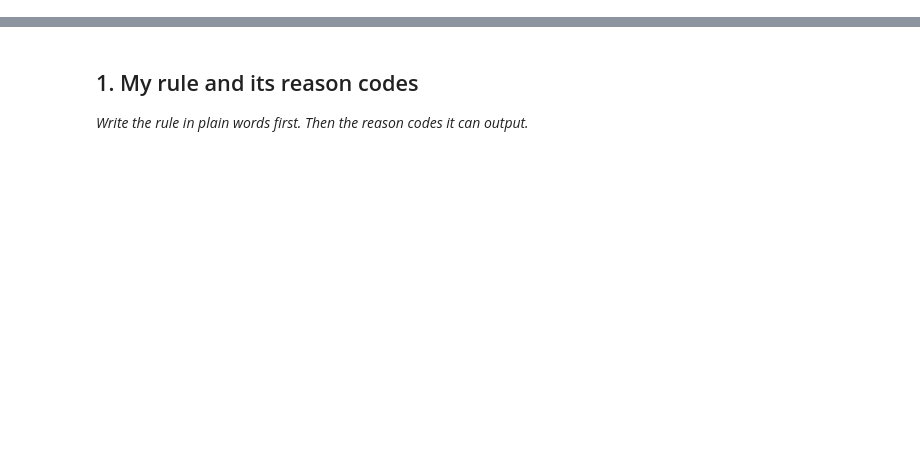
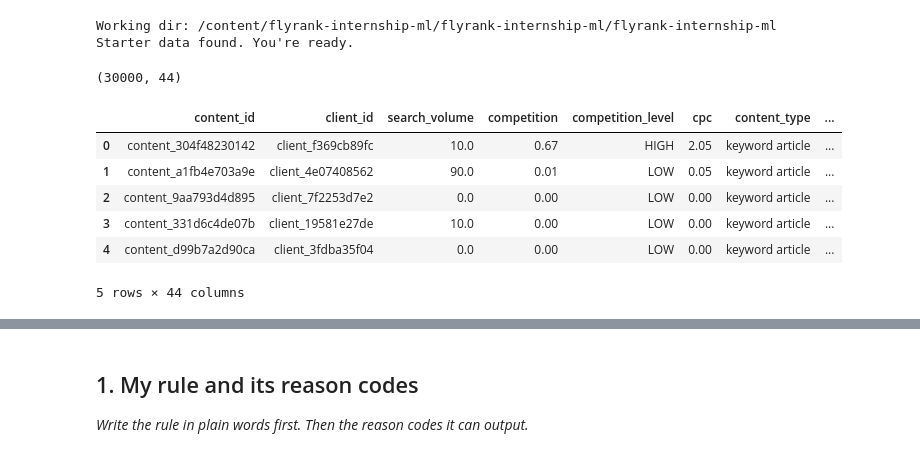
Before and after one commit to vikraamkumar-ds/flyrank-internship-ml, a Jupyter notebook: work/notebooks/w04_baseline_score.ipynb, the cells around one changed output, grey strips where cells are left out. Drawn from its saved outputs; the diff is of its cells as text; code cells hidden in the pictures; blank space fills up the shorter version.

```diff
--- a/work/notebooks/w04_baseline_score.ipynb
+++ b/work/notebooks/w04_baseline_score.ipynb
@@ -6,3 +6,39 @@
 This skeleton is yours to fill. Work the sections **in order** — each one has a one-line hint. Simple words, honest numbers.
 
 > Working with an AI assistant? Tell it to read `skills/README.md` first and load the one skill this assignment names on its card.
+# %%
+import os, sys, subprocess
+
+IN_COLAB = "google.colab" in sys.modules
+REPO_URL = "https://github.com/vikraamkumar-ds/flyrank-internship-ml"
+REPO_DIR = "flyrank-internship-ml"
+
+if IN_COLAB:
+    if not os.path.isdir(REPO_DIR):
+        subprocess.run(["git", "clone", "--depth", "1", REPO_URL, REPO_DIR], check=True)
+    os.chdir(REPO_DIR)
+else:
+    # find the repo root from wherever this kernel started
+    while not os.path.isdir("data/raw") and os.getcwd() != "/":
+        os.chdir("..")
+
+print("Working dir:", os.getcwd())
+assert os.path.exists("data/raw/content_refresh_anonymized.csv"), "starter CSV not found -- are you at the repo root?"
+print("Starter data found. You're ready.")
+# %% [output]
+Working dir: /content/flyrank-internship-ml/flyrank-internship-ml/flyrank-internship-ml
+Starter data found. You're ready.
+# %%
+import pandas as pd
+df = pd.read_csv('data/raw/content_refresh_anonymized.csv')
+print(df.shape)
+df.head()
+# %% [output]
+(30000, 44)
+|  | content_id | client_id | search_volume | competition | competition_level | cpc | content_type | ... |
+| 0 | content_304f48230142 | client_f369cb89fc | 10.0 | 0.67 | HIGH | 2.05 | keyword article | ... |
+| 1 | content_a1fb4e703a9e | client_4e07408562 | 90.0 | 0.01 | LOW | 0.05 | keyword article | ... |
+| 2 | content_9aa793d4d895 | client_7f2253d7e2 | 0.0 | 0.00 | LOW | 0.00 | keyword article | ... |
+| 3 | content_331d6c4de07b | client_19581e27de | 10.0 | 0.00 | LOW | 0.00 | keyword article | ... |
+| 4 | content_d99b7a2d90ca | client_3fdba35f04 | 0.0 | 0.00 | LOW | 0.00 | keyword article | ... |
+5 rows × 44 columns
```
Also changed, not shown: parts of 17 cells of this notebook.
